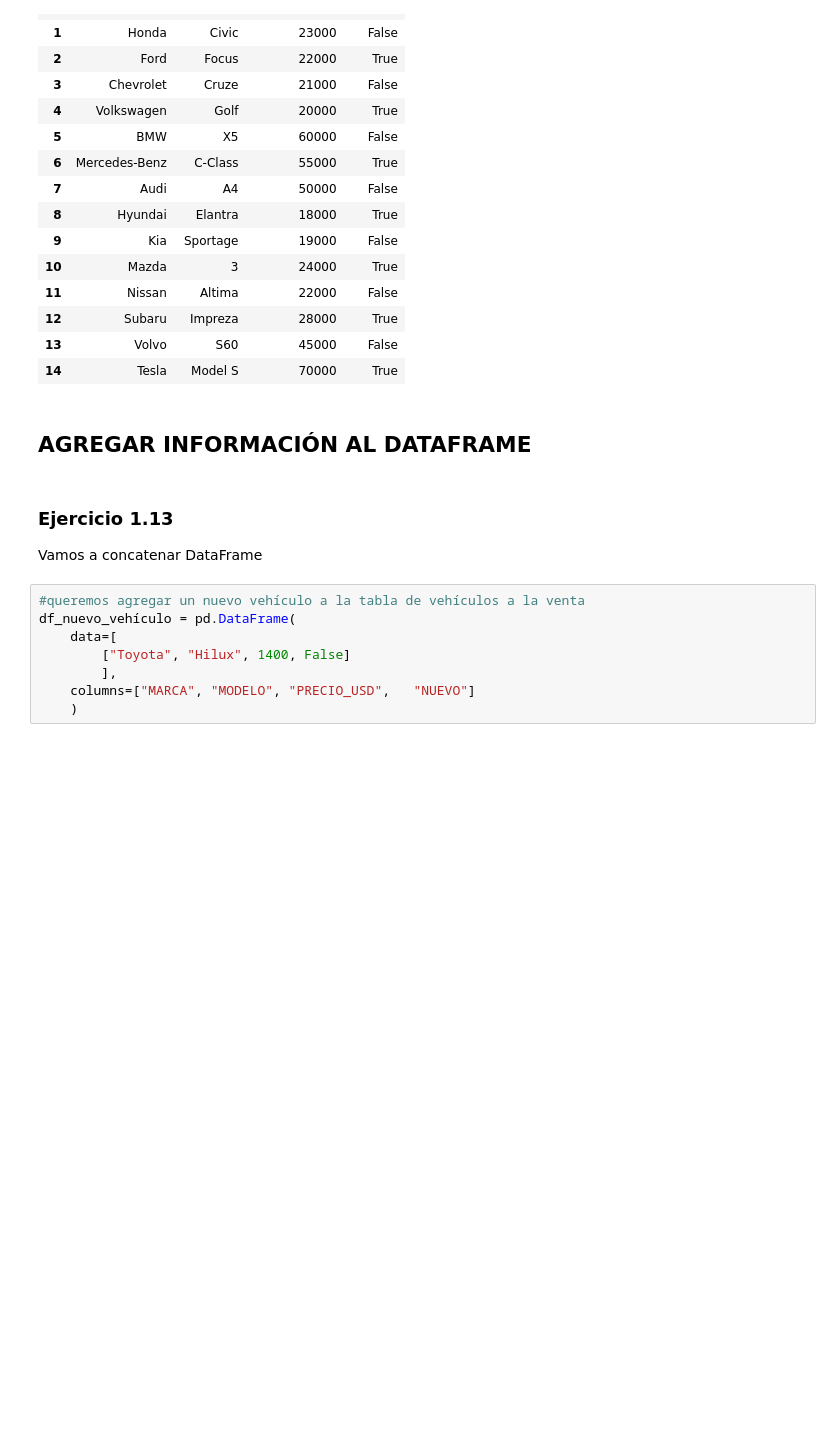
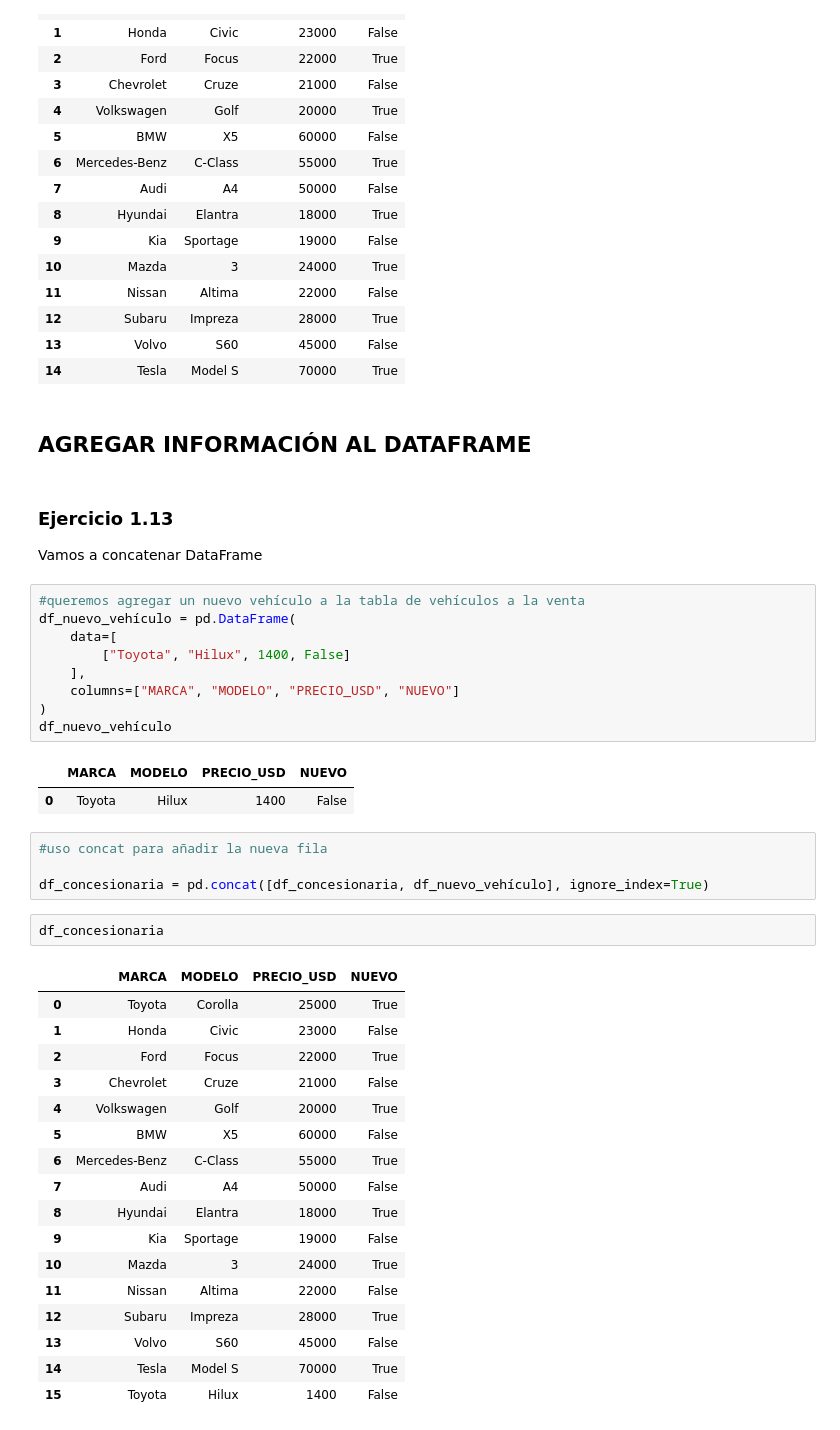
Before and after one commit to sofiagoszko/practicas-analisis-datos, a Jupyter notebook: python/PythonClase09-Pandas-DataFrame.ipynb, the cells around one changed output. Drawn from its saved outputs; the diff is of its cells as text; blank space fills up the shorter version.

```diff
--- a/python/PythonClase09-Pandas-DataFrame.ipynb
+++ b/python/PythonClase09-Pandas-DataFrame.ipynb
@@ -566,6 +568,34 @@ Vamos a concatenar DataFrame
 df_nuevo_vehículo = pd.DataFrame(
     data=[
         ["Toyota", "Hilux", 1400, False]
-        ],
-    columns=["MARCA", "MODELO",	"PRECIO_USD",	"NUEVO"]
-    )
+    ],
+    columns=["MARCA", "MODELO",	"PRECIO_USD", "NUEVO"]
+)
+df_nuevo_vehículo
+# %% [output]
+|  | MARCA | MODELO | PRECIO_USD | NUEVO |
+| 0 | Toyota | Hilux | 1400 | False |
+# %%
+#uso concat para añadir la nueva fila
+
+df_concesionaria = pd.concat([df_concesionaria, df_nuevo_vehículo], ignore_index=True)
+# %%
+df_concesionaria
+# %% [output]
+|  | MARCA | MODELO | PRECIO_USD | NUEVO |
+| 0 | Toyota | Corolla | 25000 | True |
+| 1 | Honda | Civic | 23000 | False |
+| 2 | Ford | Focus | 22000 | True |
+| 3 | Chevrolet | Cruze | 21000 | False |
+| 4 | Volkswagen | Golf | 20000 | True |
+| 5 | BMW | X5 | 60000 | False |
+| 6 | Mercedes-Benz | C-Class | 55000 | True |
+| 7 | Audi | A4 | 50000 | False |
+| 8 | Hyundai | Elantra | 18000 | True |
+| 9 | Kia | Sportage | 19000 | False |
+| 10 | Mazda | 3 | 24000 | True |
+| 11 | Nissan | Altima | 22000 | False |
+| 12 | Subaru | Impreza | 28000 | True |
+| 13 | Volvo | S60 | 45000 | False |
+| 14 | Tesla | Model S | 70000 | True |
+| 15 | Toyota | Hilux | 1400 | False |
```
Also changed, not shown: parts of 27 cells of this notebook.
